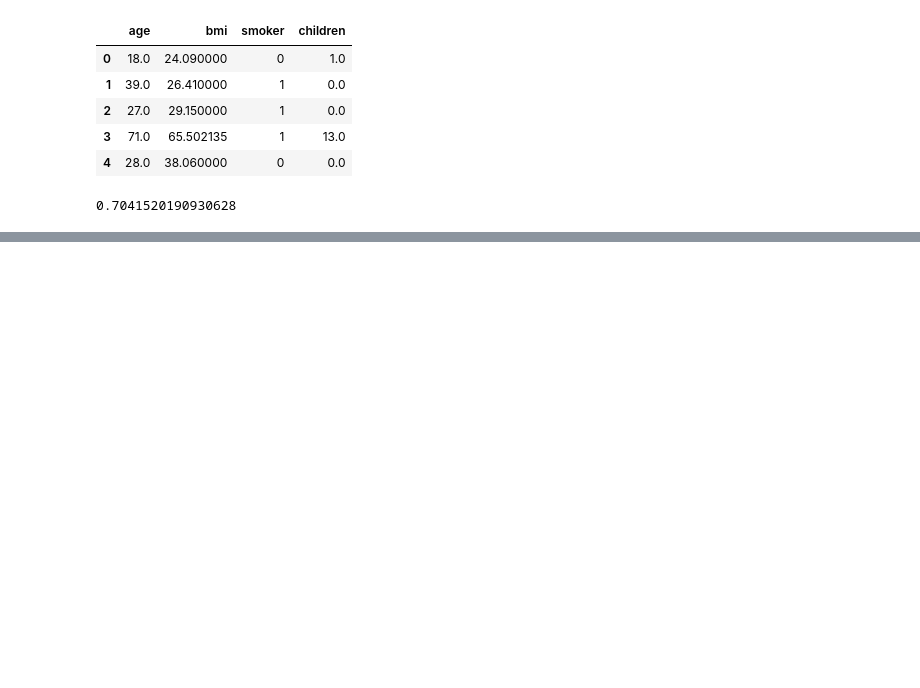
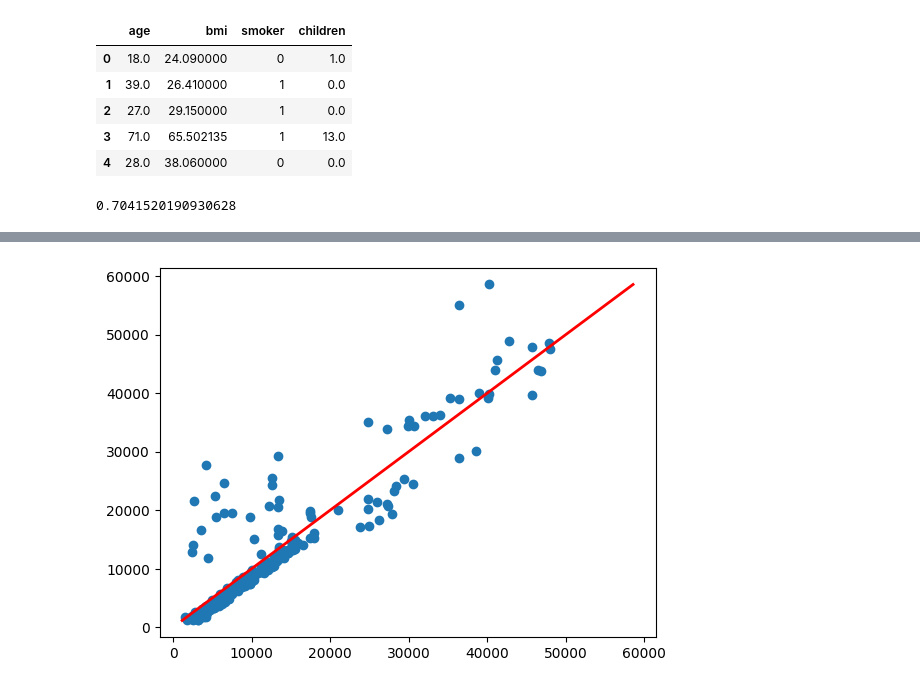
Before and after one commit to ana-lsm/data-science, a Jupyter notebook: lr-healthcare-costs/linear-model.ipynb, the cells around one changed output, grey strips where cells are left out. Drawn from its saved outputs; the diff is of its cells as text; code cells hidden in the pictures; blank space fills up the shorter version.

```diff
--- a/lr-healthcare-costs/linear-model.ipynb
+++ b/lr-healthcare-costs/linear-model.ipynb
@@ -234,0 +265,6 @@ r2_score
+# %%
+plt.scatter(y_pred_poly, y_test)
+plt.plot([min(y_test), max(y_test)], [min(y_test), max(y_test)], color='red', linewidth=2)
+plt.show()
+# %% [output]
+[figure, added]
```
Also changed, not shown: parts of 7 cells of this notebook.
